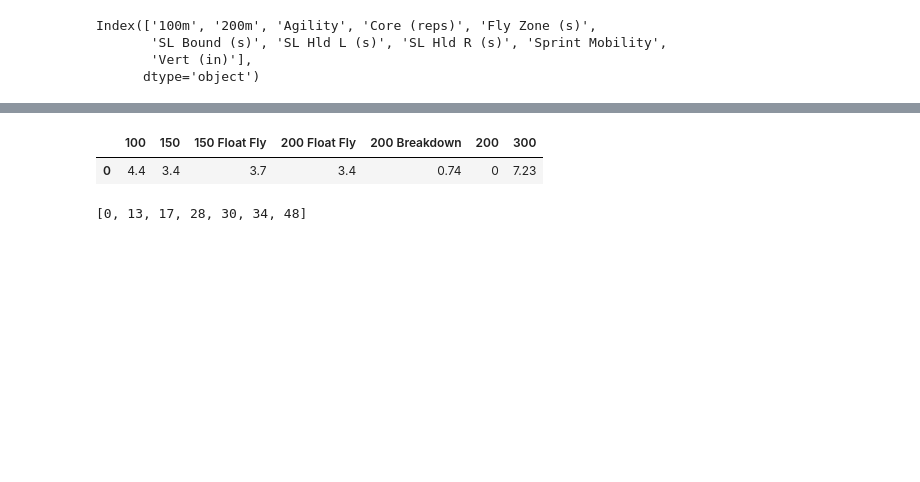
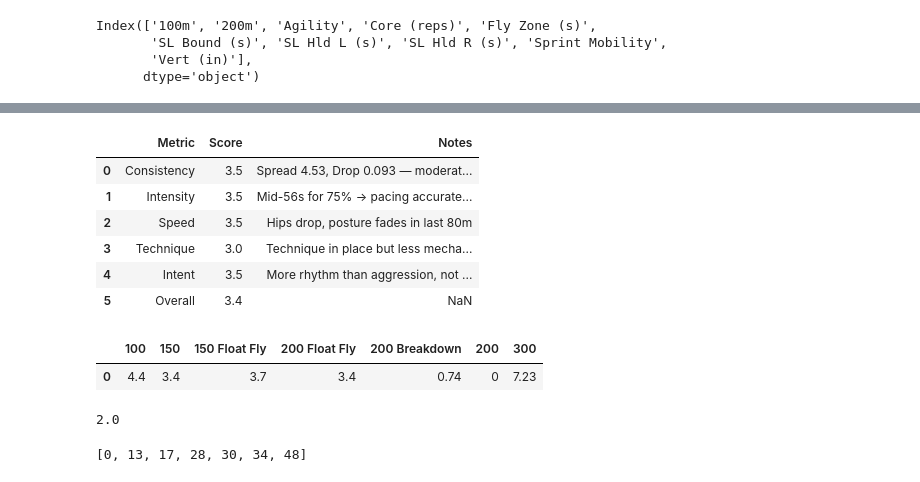
Before and after one commit to hfn13/MoKnowsLife, a Jupyter notebook: MoKnowsLife.ipynb, the cells around one changed output, grey strips where cells are left out. Saved outputs shown, nothing was run; the diff lists cells and outputs as text; code cells hidden in the pictures; blank space fills up the shorter version.

```diff
--- a/MoKnowsLife.ipynb
+++ b/MoKnowsLife.ipynb
@@ -108,8 +166,27 @@ drop_v_dist.to_csv('Drop % vs Distance.csv')
+# %%
+'2x100 CISTI.csv',
+'3x300m CISTI.csv',
+'2x150m CISTI.csv',
+'200m break CISTI.csv',
+'200m Split CISTI.csv',
+'300m @85% CISTI.csv'
+# %% [output]
+|  | Metric | Score | Notes |
+| 0 | Consistency | 3.5 | Spread 4.53, Drop 0.093 — moderat... |
+| 1 | Intensity | 3.5 | Mid-56s for 75% → pacing accurate... |
+| 2 | Speed | 3.5 | Hips drop, posture fades in last 80m |
+| 3 | Technique | 3.0 | Technique in place but less mecha... |
+| 4 | Intent | 3.5 | More rhythm than aggression, not ... |
+| 5 | Overall | 3.4 | NaN |
 # %%
 eff_v_time
 # %% [output]
 |  | 100 | 150 | 150 Float Fly | 200 Float Fly | 200 Breakdown | 200 | 300 |
 | 0 | 4.4 | 3.4 | 3.7 | 3.4 | 0.74 | 0 | 7.23 |
+# %%
+float(2)
+# %% [output]
+2.0
 # %%
 # indexes = []
 # for n in list(file_df.columns):
```
Also changed, not shown: parts of 3 cells of this notebook, 30 other files.
